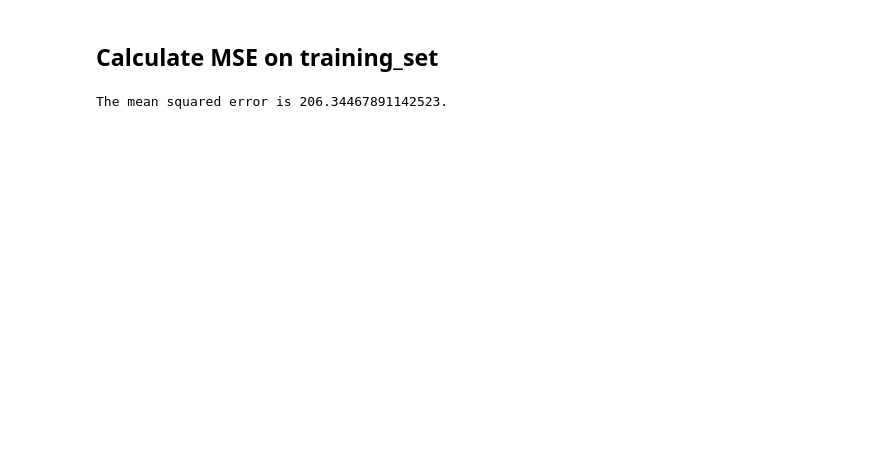
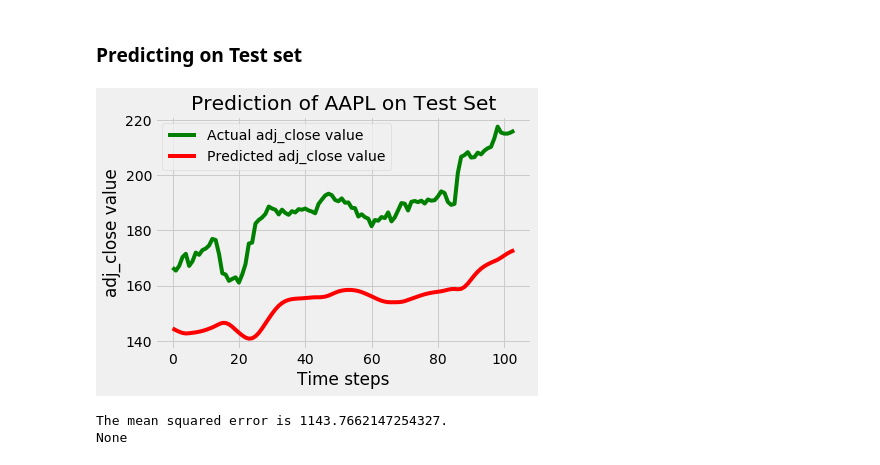
Before and after one commit to sey-kh/internship-tw, a Jupyter notebook: gru_model_historical_stock_prices.ipynb, the cells around one changed output. Drawn from its saved outputs; the diff is of its cells as text; code cells hidden in the pictures; blank space fills up the shorter version.

Commit message:
improving  gru_model model

```diff
--- a/gru_model_historical_stock_prices.ipynb
+++ b/gru_model_historical_stock_prices.ipynb
@@ -159,2 +146,0 @@ X_test = np.array(x_test)
-# %%
-X_test = np.reshape(X_test, (X_test.shape[0],X_test.shape[1],1))
@@ -164,2 +146,0 @@ predicted_result = regressorGRU.predict(X_test)
-# %%
-y_pred = sc.inverse_transform(predicted_result)
@@ -204,7 +147,31 @@ plotting_graph(Y, y_pred_train, 'A')
-# %% [markdown]
-## Calculate MSE on training_set ##
-# %%
-# Evaluating our model
-return_mse(Y,y_pred_train)
-# %% [output]
-The mean squared error is 206.34467891142523.
+# %%
+# Plotting graph
+def plotting_graph(y_test, y_pred, ticker, des):
+    plt.plot(y_test, color='green', label='Actual adj_close value')
+    plt.plot(y_pred, color='red', label='Predicted adj_close value')
+    plt.title('Prediction of {} on {}'.format(ticker, des))
+    plt.xlabel('Time steps')
+    plt.ylabel('adj_close value')
+    plt.legend()
+    plt.show()
+# %%
+def predicting_results(data, s, des):
+    X_test = data[s]['X']
+    Y_test = data[s]['Y']
+    # Inverse transform Y_test
+    Y_test = Y_test.reshape(-1,1)
+    Y_true = scaler[s].inverse_transform(Y_test)
+    # Predicting
+    result = regressorGRU.predict(X_test)
+    y_pred = scaler[s].inverse_transform(result)
+    # Evaluate result
+    plotting_graph(Y_true,y_pred, s, des)
+    print(return_mse(Y_true,y_pred))
+# %% [markdown]
+### Predicting on Test set ###
+# %%
+predicting_results(test_set, 'AAPL', 'Test Set')
+# %% [output]
+[figure, added]
+The mean squared error is 1143.7662147254327.
+None
```
Also changed, not shown: parts of 57 cells of this notebook.
